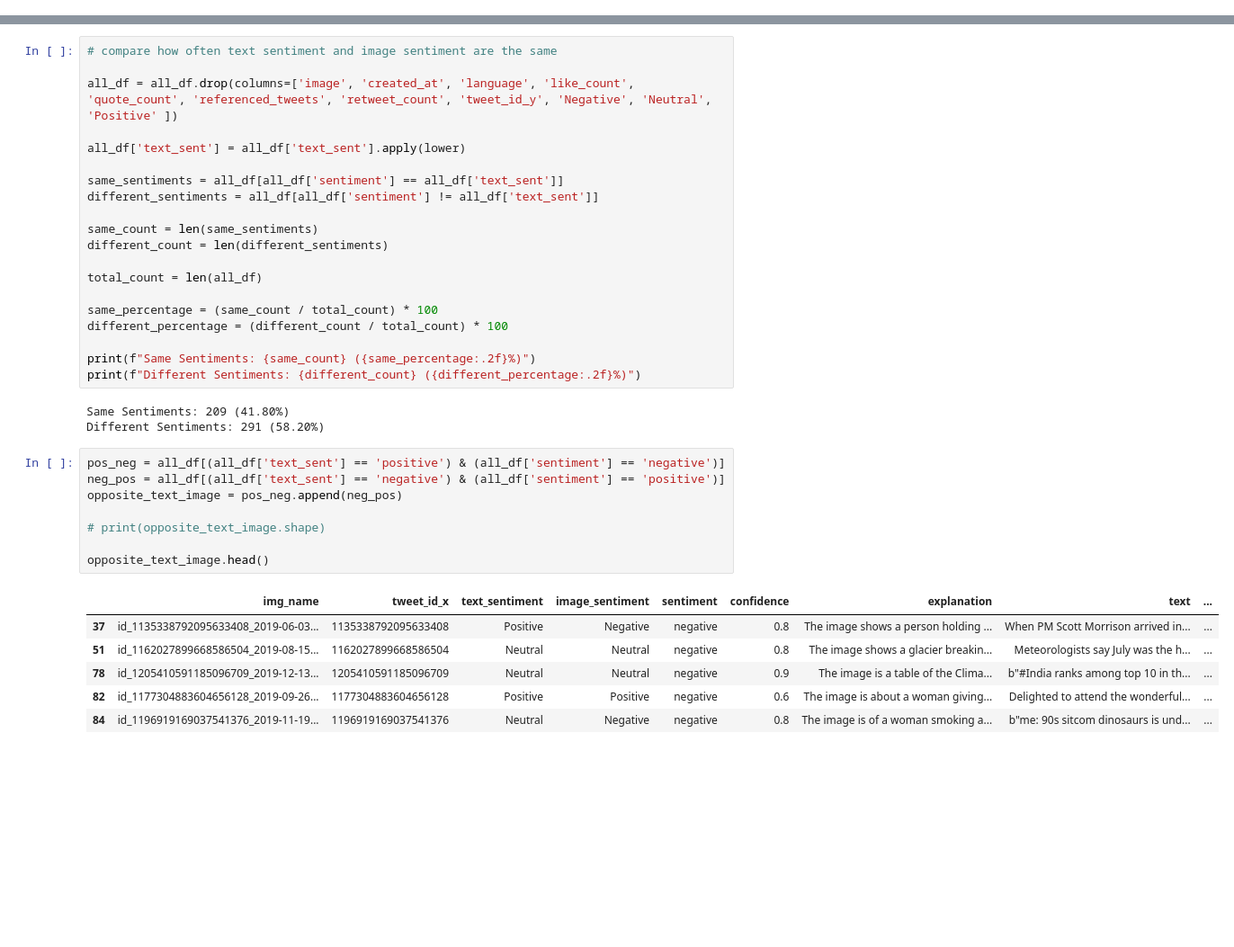
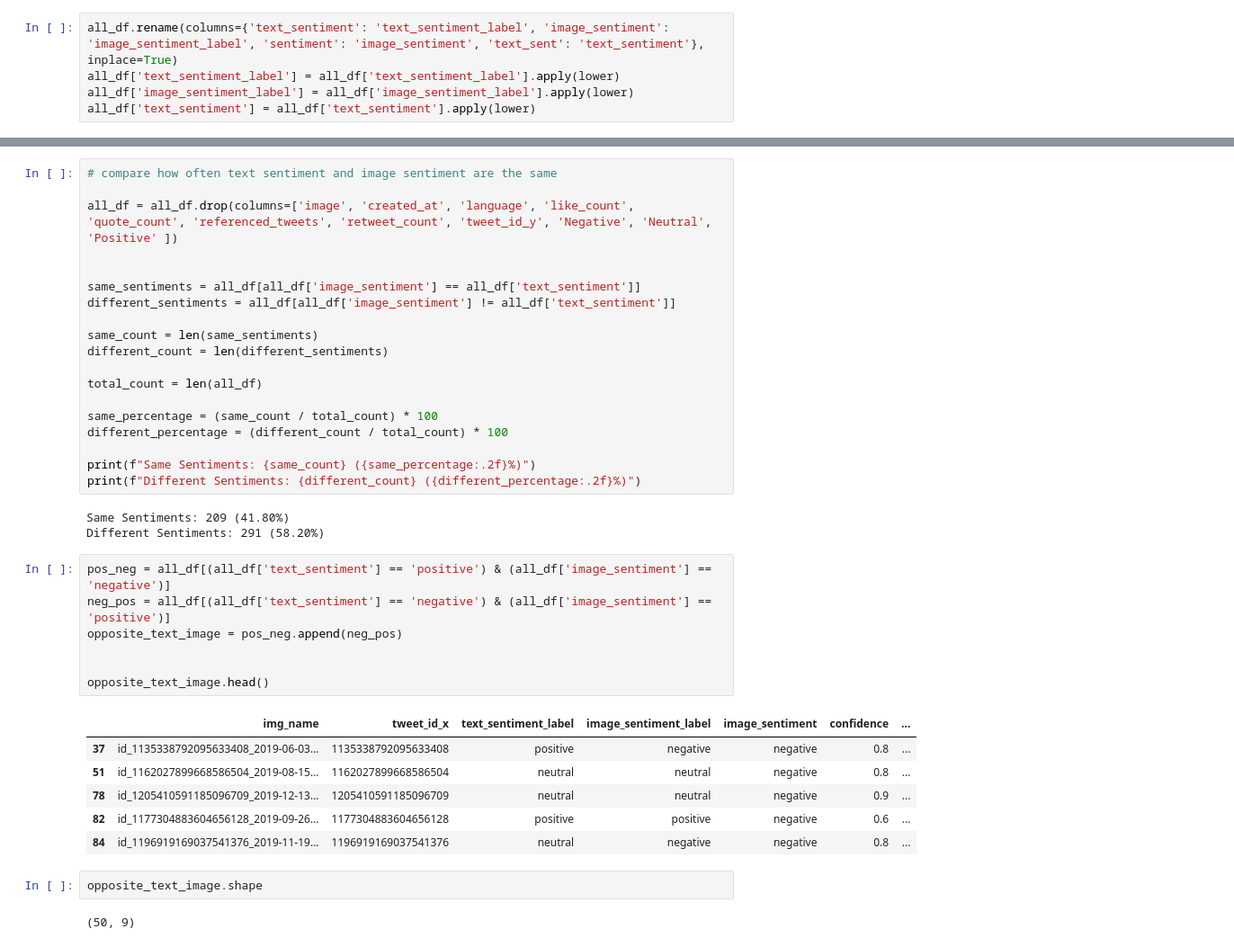
Before and after one commit to mkleinma/Team_Project_ComputerVision, a Jupyter notebook: assessment/sentiment-analysis/labeled_subset_evaluation_text.ipynb, the cells around one changed output, grey strips where cells are left out. Shown: that part at 90% size. Drawn from its saved outputs; the diff is of its cells as text; blank space fills up the shorter version.

Commit message:
text vs images sentiment

```diff
--- a/assessment/sentiment-analysis/labeled_subset_evaluation_text.ipynb
+++ b/assessment/sentiment-analysis/labeled_subset_evaluation_text.ipynb
@@ -166,3 +184,8 @@ def lower(text):
     text = str(text)
     # text = text.strip()
     return text.lower()
+# %%
+all_df.rename(columns={'text_sentiment': 'text_sentiment_label', 'image_sentiment': 'image_sentiment_label', 'sentiment': 'image_sentiment', 'text_sent': 'text_sentiment'}, inplace=True)
+all_df['text_sentiment_label'] = all_df['text_sentiment_label'].apply(lower)
+all_df['image_sentiment_label'] = all_df['image_sentiment_label'].apply(lower)
+all_df['text_sentiment'] = all_df['text_sentiment'].apply(lower)
@@ -171,10 +239,9 @@ def lower(text):
 
 all_df = all_df.drop(columns=['image', 'created_at', 'language', 'like_count', 'quote_count', 'referenced_tweets', 'retweet_count', 'tweet_id_y', 'Negative', 'Neutral', 'Positive' ])
 
-all_df['text_sent'] = all_df['text_sent'].apply(lower)
 
-same_sentiments = all_df[all_df['sentiment'] == all_df['text_sent']]
-different_sentiments = all_df[all_df['sentiment'] != all_df['text_sent']]
+same_sentiments = all_df[all_df['image_sentiment'] == all_df['text_sentiment']]
+different_sentiments = all_df[all_df['image_sentiment'] != all_df['text_sentiment']]
 
 same_count = len(same_sentiments)
 different_count = len(different_sentiments)
@@ -190,17 +257,20 @@ print(f"Different Sentiments: {different_count} ({different_percentage:.2f}%)")
 Same Sentiments: 209 (41.80%)
 Different Sentiments: 291 (58.20%)
 # %%
-pos_neg = all_df[(all_df['text_sent'] == 'positive') & (all_df['sentiment'] == 'negative')]
-neg_pos = all_df[(all_df['text_sent'] == 'negative') & (all_df['sentiment'] == 'positive')]
+pos_neg = all_df[(all_df['text_sentiment'] == 'positive') & (all_df['image_sentiment'] == 'negative')]
+neg_pos = all_df[(all_df['text_sentiment'] == 'negative') & (all_df['image_sentiment'] == 'positive')]
 opposite_text_image = pos_neg.append(neg_pos)
 
-# print(opposite_text_image.shape)
 
 opposite_text_image.head()
 # %% [output]
-|  | img_name | tweet_id_x | text_sentiment | image_sentiment | sentiment | confidence | explanation | text | ... |
-| 37 | id_1135338792095633408_2019-06-03... | 1135338792095633408 | Positive | Negative | negative | 0.8 | The image shows a person holding ... | When PM Scott Morrison arrived in... | ... |
-| 51 | id_1162027899668586504_2019-08-15... | 1162027899668586504 | Neutral | Neutral | negative | 0.8 | The image shows a glacier breakin... | Meteorologists say July was the h... | ... |
-| 78 | id_1205410591185096709_2019-12-13... | 1205410591185096709 | Neutral | Neutral | negative | 0.9 | The image is a table of the Clima... | b"#India ranks among top 10 in th... | ... |
-| 82 | id_1177304883604656128_2019-09-26... | 1177304883604656128 | Positive | Positive | negative | 0.6 | The image is about a woman giving... | Delighted to attend the wonderful... | ... |
-| 84 | id_1196919169037541376_2019-11-19... | 1196919169037541376 | Neutral | Negative | negative | 0.8 | The image is of a woman smoking a... | b"me: 90s sitcom dinosaurs is und... | ... |
+|  | img_name | tweet_id_x | text_sentiment_label | image_sentiment_label | image_sentiment | confidence | ... |
+| 37 | id_1135338792095633408_2019-06-03... | 1135338792095633408 | positive | negative | negative | 0.8 | ... |
+| 51 | id_1162027899668586504_2019-08-15... | 1162027899668586504 | neutral | neutral | negative | 0.8 | ... |
+| 78 | id_1205410591185096709_2019-12-13... | 1205410591185096709 | neutral | neutral | negative | 0.9 | ... |
+| 82 | id_1177304883604656128_2019-09-26... | 1177304883604656128 | positive | positive | negative | 0.6 | ... |
+| 84 | id_1196919169037541376_2019-11-19... | 1196919169037541376 | neutral | negative | negative | 0.8 | ... |
+# %%
+opposite_text_image.shape
+# %% [output]
+(50, 9)
```
Also changed, not shown: parts of 21 cells of this notebook.
